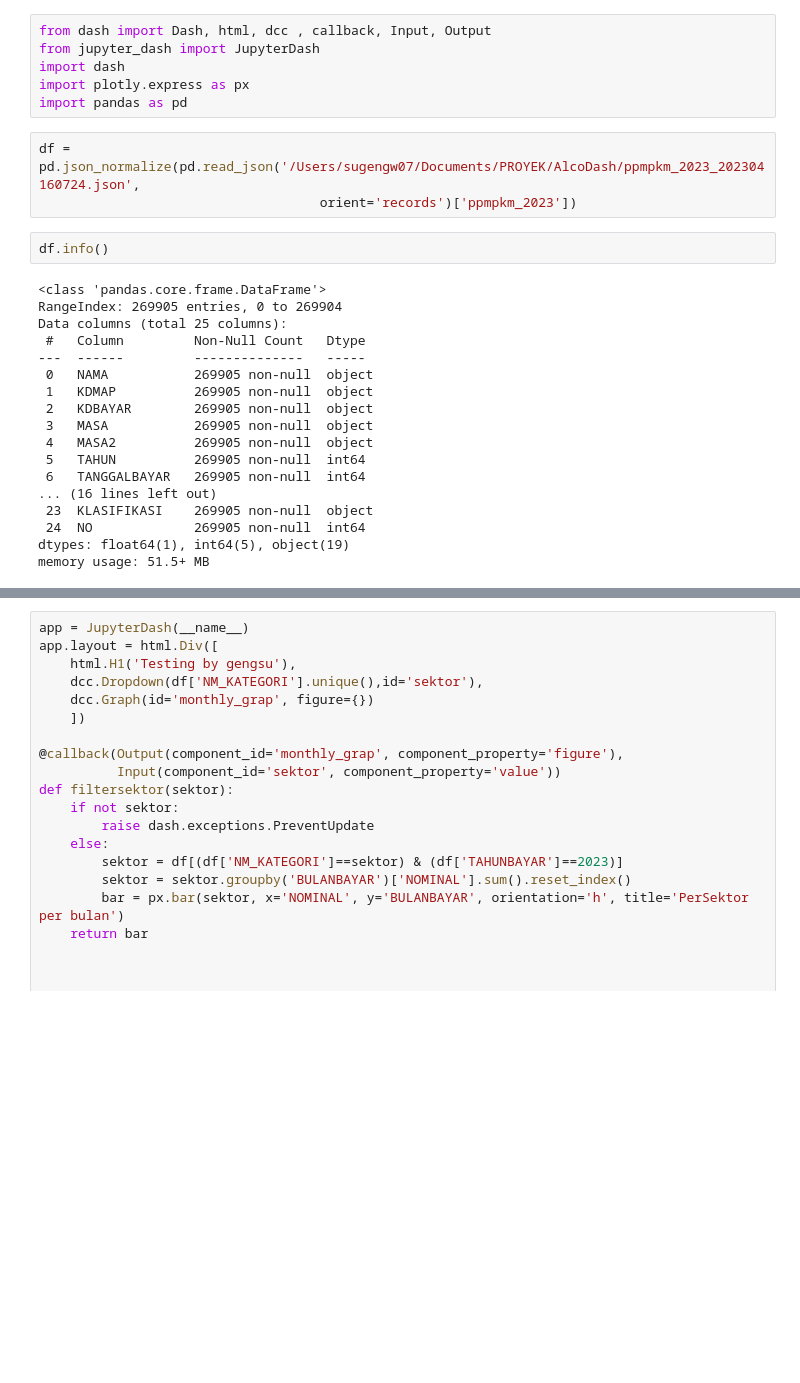
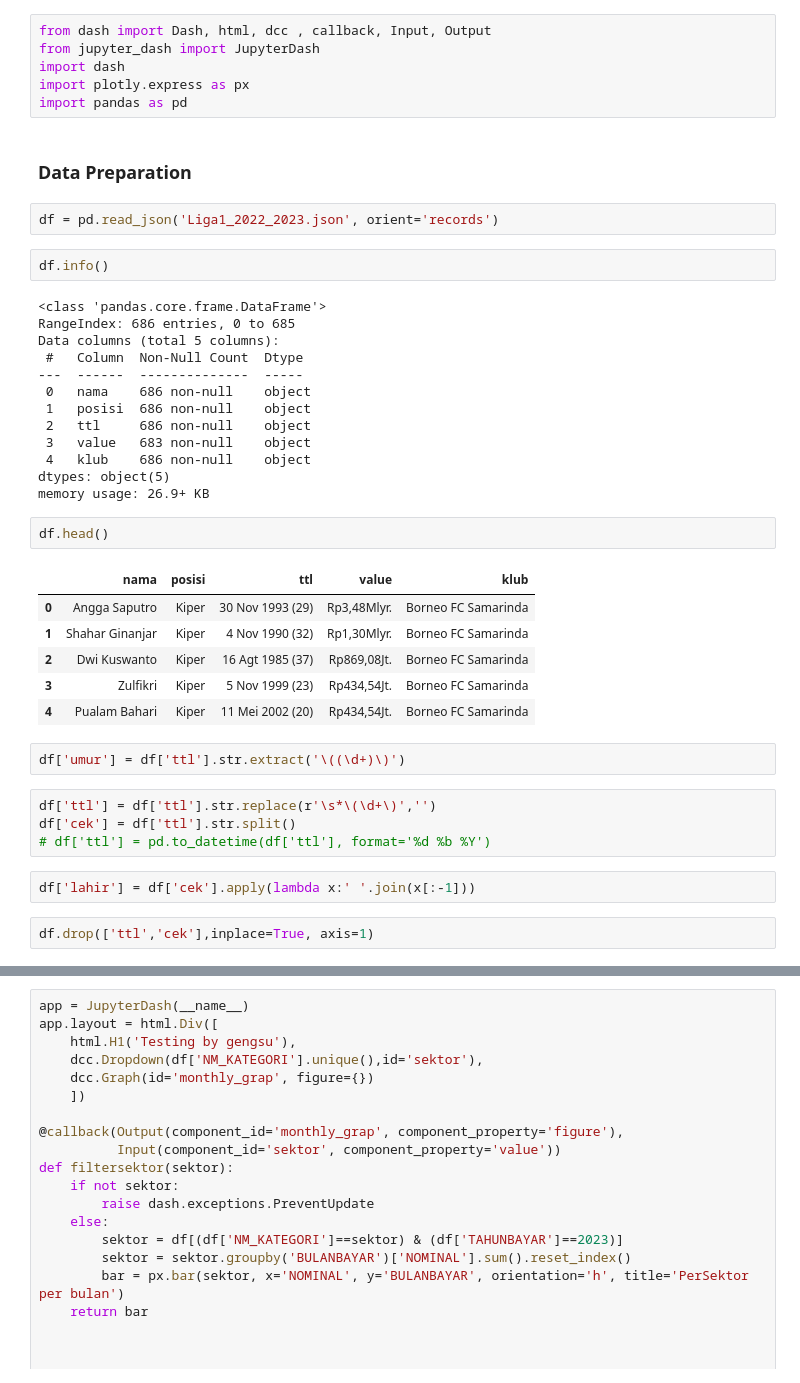
Before and after one commit to Gengsu07/DASH, a Jupyter notebook: Master_DashPlotly.ipynb, the cells around one changed output, grey strips where cells are left out. Saved outputs shown, nothing was run; the diff lists cells and outputs as text; blank space fills up the shorter version.

```diff
--- a/Master_DashPlotly.ipynb
+++ b/Master_DashPlotly.ipynb
@@ -4,26 +4,41 @@ from jupyter_dash import JupyterDash
 import dash
 import plotly.express as px
 import pandas as pd
+# %% [markdown]
+### Data Preparation
 # %%
-df = pd.json_normalize(pd.read_json('/Users/sugengw07/Documents/PROYEK/AlcoDash/ppmpkm_2023_202304160724.json',
-                                    orient='records')['ppmpkm_2023'])
+df = pd.read_json('Liga1_2022_2023.json', orient='records')
 # %%
 df.info()
 # %% [output]
 <class 'pandas.core.frame.DataFrame'>
-RangeIndex: 269905 entries, 0 to 269904
-Data columns (total 25 columns):
- #   Column         Non-Null Count   Dtype
----  ------         --------------   -----
- 0   NAMA           269905 non-null  object
- 1   KDMAP          269905 non-null  object
- 2   KDBAYAR        269905 non-null  object
- 3   MASA           269905 non-null  object
- 4   MASA2          269905 non-null  object
- 5   TAHUN          269905 non-null  int64
- 6   TANGGALBAYAR   269905 non-null  int64
-... (16 lines left out)
- 23  KLASIFIKASI    269905 non-null  object
- 24  NO             269905 non-null  int64
-dtypes: float64(1), int64(5), object(19)
-memory usage: 51.5+ MB
+RangeIndex: 686 entries, 0 to 685
+Data columns (total 5 columns):
+ #   Column  Non-Null Count  Dtype
+---  ------  --------------  -----
+ 0   nama    686 non-null    object
+ 1   posisi  686 non-null    object
+ 2   ttl     686 non-null    object
+ 3   value   683 non-null    object
+ 4   klub    686 non-null    object
+dtypes: object(5)
+memory usage: 26.9+ KB
+# %%
+df.head()
+# %% [output]
+|  | nama | posisi | ttl | value | klub |
+| 0 | Angga Saputro | Kiper | 30 Nov 1993 (29) | Rp3,48Mlyr. | Borneo FC Samarinda |
+| 1 | Shahar Ginanjar | Kiper | 4 Nov 1990 (32) | Rp1,30Mlyr. | Borneo FC Samarinda |
+| 2 | Dwi Kuswanto | Kiper | 16 Agt 1985 (37) | Rp869,08Jt. | Borneo FC Samarinda |
+| 3 | Zulfikri | Kiper | 5 Nov 1999 (23) | Rp434,54Jt. | Borneo FC Samarinda |
+| 4 | Pualam Bahari | Kiper | 11 Mei 2002 (20) | Rp434,54Jt. | Borneo FC Samarinda |
+# %%
+df['umur'] = df['ttl'].str.extract('\((\d+)\)')
+# %%
+df['ttl'] = df['ttl'].str.replace(r'\s*\(\d+\)','')
+df['cek'] = df['ttl'].str.split()
+# df['ttl'] = pd.to_datetime(df['ttl'], format='%d %b %Y')
+# %%
+df['lahir'] = df['cek'].apply(lambda x:' '.join(x[:-1]))
+# %%
+df.drop(['ttl','cek'],inplace=True, axis=1)
```
Also changed, not shown: parts of 4 cells of this notebook, 1 other file.
